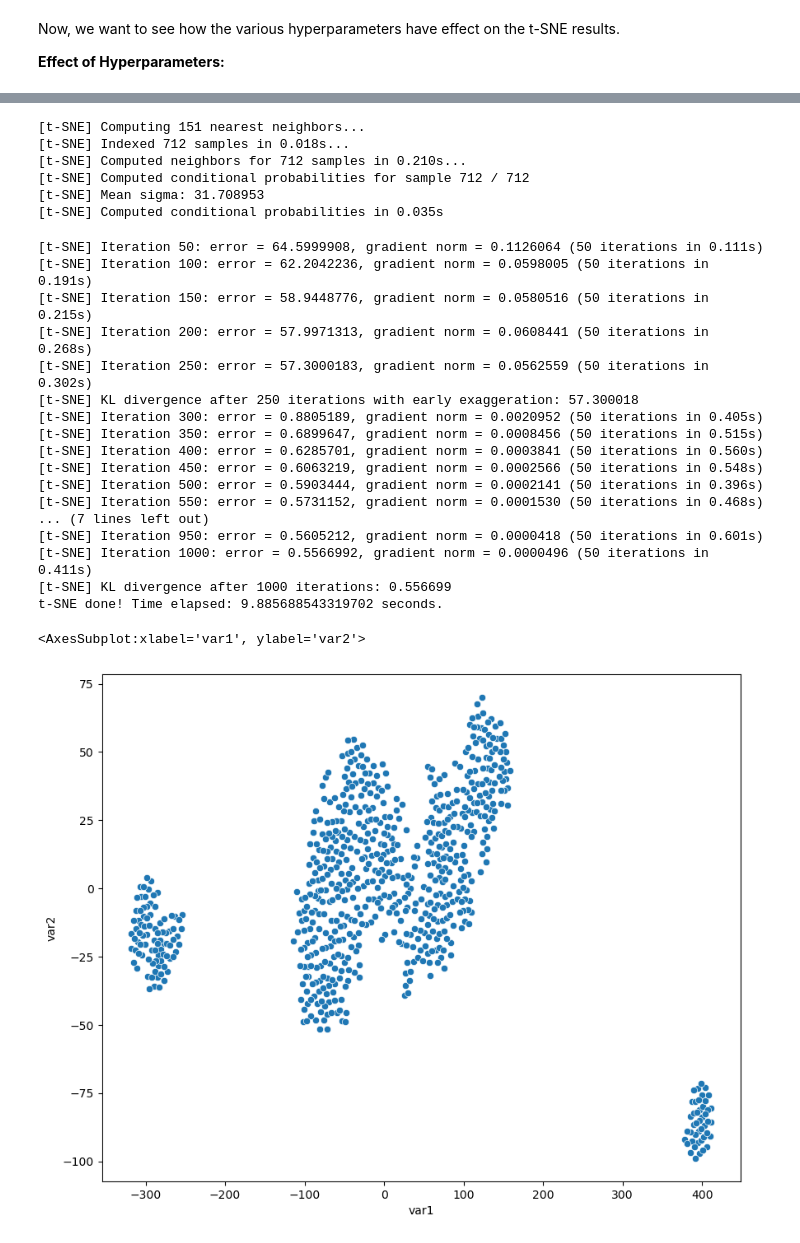
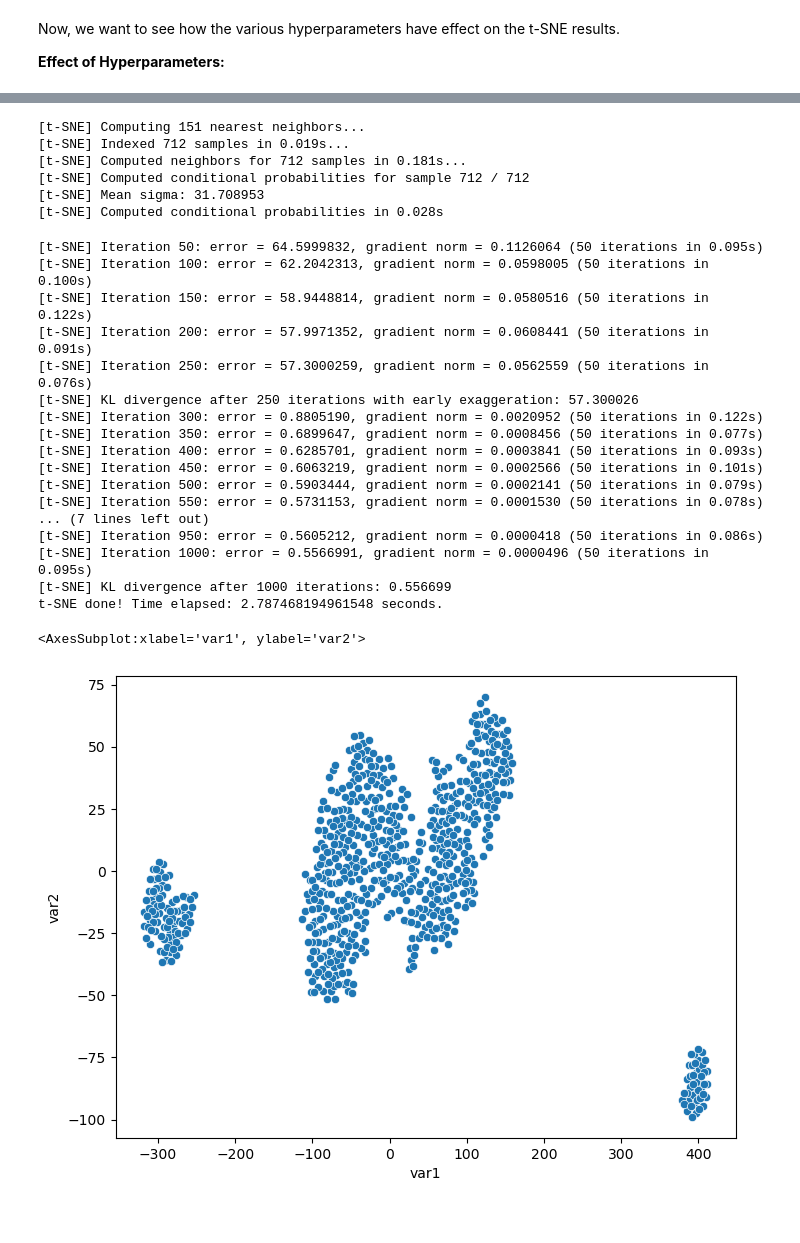
Before and after one commit to tirtharajdash/t-SNE-GenEx-Tutorial, a Jupyter notebook: t-SNE-GenEx.ipynb, the cells around one changed output, grey strips where cells are left out. Cells and saved outputs as stored; diff of their text form; code cells hidden in the pictures.

```diff
--- a/t-SNE-GenEx.ipynb
+++ b/t-SNE-GenEx.ipynb
@@ -241,50 +241,50 @@ tsne = TSNE(n_components=2,
             init='pca',
             verbose=2,
             perplexity=50,
             n_iter=1000,
             learning_rate='auto',
             random_state=0)
 
 tsne_results = tsne.fit_transform(df_t)
 
 print(f't-SNE done! Time elapsed: {time.time()-time_start} seconds.')
 
 #visualise the result in low-dimension (2-dim)
 tsne_embedding = pd.DataFrame()
 tsne_embedding['var1'] = tsne_results[:,0]
 tsne_embedding['var2'] = tsne_results[:,1]
 
-plt.figure(figsize=(10,8))
+plt.figure(figsize=(8,6))
 sns.scatterplot(
     x="var1", y="var2",
     palette=sns.color_palette("hls", 10),
     data=tsne_embedding,
     legend="full",
     alpha=1
 )
 # %% [output]
 [t-SNE] Computing 151 nearest neighbors...
-[t-SNE] Indexed 712 samples in 0.018s...
-[t-SNE] Computed neighbors for 712 samples in 0.210s...
+[t-SNE] Indexed 712 samples in 0.019s...
+[t-SNE] Computed neighbors for 712 samples in 0.181s...
 [t-SNE] Computed conditional probabilities for sample 712 / 712
 [t-SNE] Mean sigma: 31.708953
-[t-SNE] Computed conditional probabilities in 0.035s
+[t-SNE] Computed conditional probabilities in 0.028s
-[t-SNE] Iteration 50: error = 64.5999908, gradient norm = 0.1126064 (50 iterations in 0.111s)
-[t-SNE] Iteration 100: error = 62.2042236, gradient norm = 0.0598005 (50 iterations in 0.191s)
-[t-SNE] Iteration 150: error = 58.9448776, gradient norm = 0.0580516 (50 iterations in 0.215s)
-[t-SNE] Iteration 200: error = 57.9971313, gradient norm = 0.0608441 (50 iterations in 0.268s)
-[t-SNE] Iteration 250: error = 57.3000183, gradient norm = 0.0562559 (50 iterations in 0.302s)
-[t-SNE] KL divergence after 250 iterations with early exaggeration: 57.300018
-[t-SNE] Iteration 300: error = 0.8805189, gradient norm = 0.0020952 (50 iterations in 0.405s)
-[t-SNE] Iteration 350: error = 0.6899647, gradient norm = 0.0008456 (50 iterations in 0.515s)
-[t-SNE] Iteration 400: error = 0.6285701, gradient norm = 0.0003841 (50 iterations in 0.560s)
-[t-SNE] Iteration 450: error = 0.6063219, gradient norm = 0.0002566 (50 iterations in 0.548s)
-[t-SNE] Iteration 500: error = 0.5903444, gradient norm = 0.0002141 (50 iterations in 0.396s)
-[t-SNE] Iteration 550: error = 0.5731152, gradient norm = 0.0001530 (50 iterations in 0.468s)
+[t-SNE] Iteration 50: error = 64.5999832, gradient norm = 0.1126064 (50 iterations in 0.095s)
+[t-SNE] Iteration 100: error = 62.2042313, gradient norm = 0.0598005 (50 iterations in 0.100s)
+[t-SNE] Iteration 150: error = 58.9448814, gradient norm = 0.0580516 (50 iterations in 0.122s)
+[t-SNE] Iteration 200: error = 57.9971352, gradient norm = 0.0608441 (50 iterations in 0.091s)
+[t-SNE] Iteration 250: error = 57.3000259, gradient norm = 0.0562559 (50 iterations in 0.076s)
+[t-SNE] KL divergence after 250 iterations with early exaggeration: 57.300026
+[t-SNE] Iteration 300: error = 0.8805190, gradient norm = 0.0020952 (50 iterations in 0.122s)
+[t-SNE] Iteration 350: error = 0.6899647, gradient norm = 0.0008456 (50 iterations in 0.077s)
+[t-SNE] Iteration 400: error = 0.6285701, gradient norm = 0.0003841 (50 iterations in 0.093s)
+[t-SNE] Iteration 450: error = 0.6063219, gradient norm = 0.0002566 (50 iterations in 0.101s)
+[t-SNE] Iteration 500: error = 0.5903444, gradient norm = 0.0002141 (50 iterations in 0.079s)
+[t-SNE] Iteration 550: error = 0.5731153, gradient norm = 0.0001530 (50 iterations in 0.078s)
 ... (7 lines left out)
-[t-SNE] Iteration 950: error = 0.5605212, gradient norm = 0.0000418 (50 iterations in 0.601s)
-[t-SNE] Iteration 1000: error = 0.5566992, gradient norm = 0.0000496 (50 iterations in 0.411s)
+[t-SNE] Iteration 950: error = 0.5605212, gradient norm = 0.0000418 (50 iterations in 0.086s)
+[t-SNE] Iteration 1000: error = 0.5566991, gradient norm = 0.0000496 (50 iterations in 0.095s)
 [t-SNE] KL divergence after 1000 iterations: 0.556699
-t-SNE done! Time elapsed: 9.885688543319702 seconds.
+t-SNE done! Time elapsed: 2.787468194961548 seconds.
 <AxesSubplot:xlabel='var1', ylabel='var2'>
-[figure, old version]
+[figure, new version]
```
Also changed, not shown: parts of 3 cells of this notebook.
